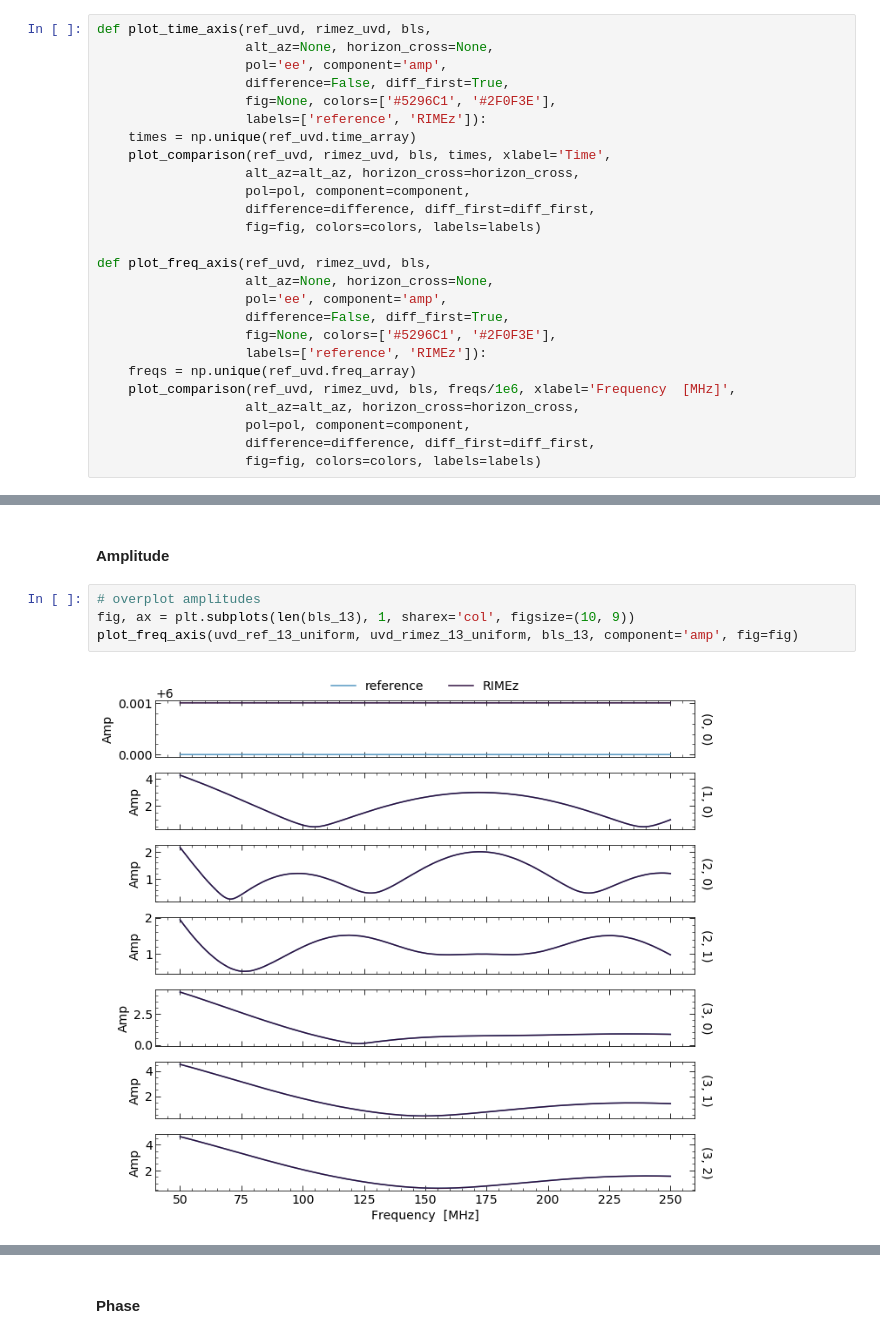
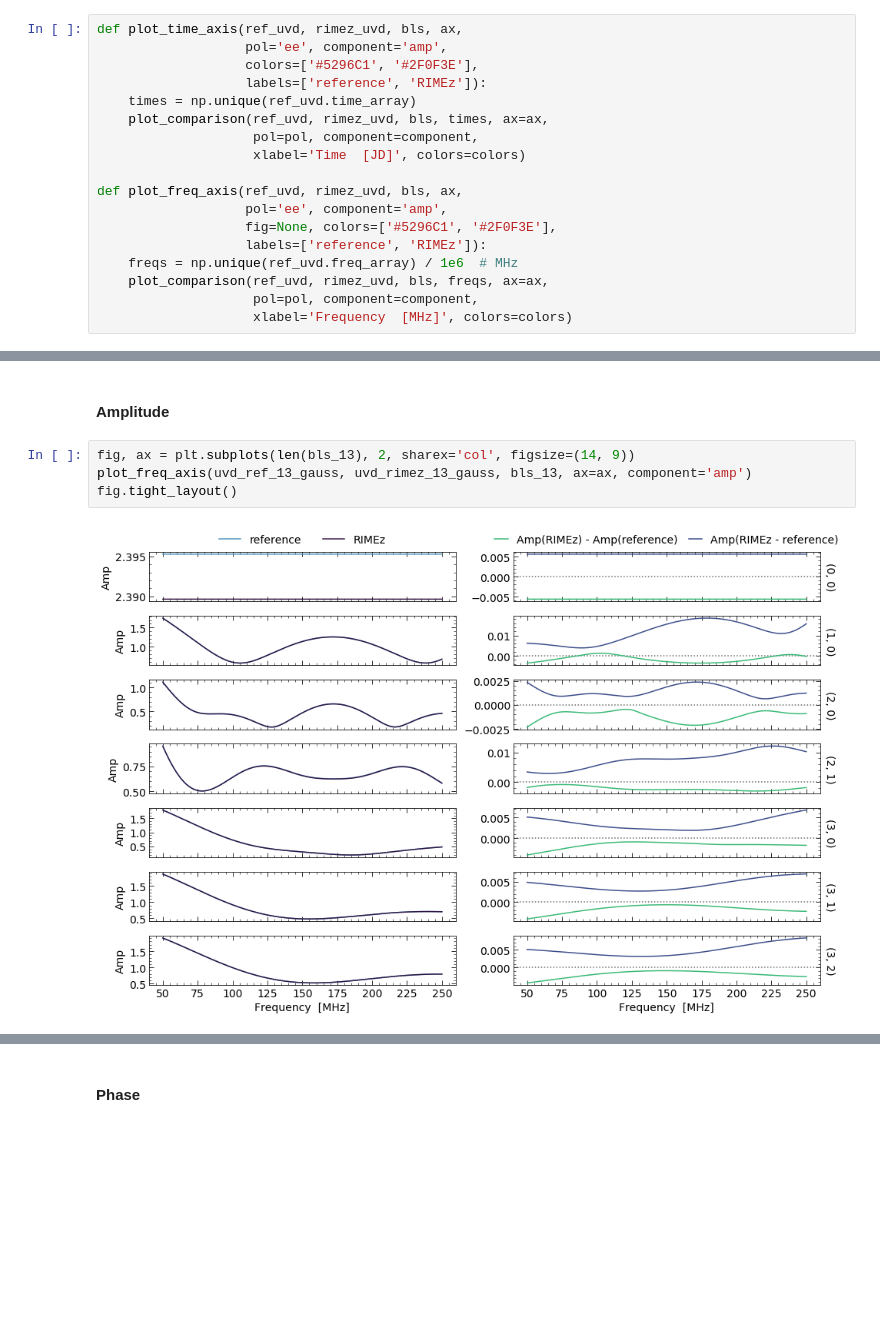
Before and after one commit to HERA-Team/hera-validation, a Jupyter notebook: test-series/-1/test-neg1.1.0.ipynb, the cells around one changed output, grey strips where cells are left out. Saved outputs shown, nothing was run; the diff lists cells and outputs as text; blank space fills up the shorter version.

```diff
--- a/test-series/-1/test-neg1.1.0.ipynb
+++ b/test-series/-1/test-neg1.1.0.ipynb
@@ -163,29 +182,21 @@ def plot_comparison(ref_uvd, rimez_uvd, bls, xaxis, xlabel='',
 # %%
-def plot_time_axis(ref_uvd, rimez_uvd, bls,
-                   alt_az=None, horizon_cross=None,
+def plot_time_axis(ref_uvd, rimez_uvd, bls, ax,
                    pol='ee', component='amp',
-                   difference=False, diff_first=True,
+                   colors=['#5296C1', '#2F0F3E'],
+                   labels=['reference', 'RIMEz']):
+    times = np.unique(ref_uvd.time_array)
+    plot_comparison(ref_uvd, rimez_uvd, bls, times, ax=ax,
+                    pol=pol, component=component,
+                    xlabel='Time  [JD]', colors=colors)
+
+def plot_freq_axis(ref_uvd, rimez_uvd, bls, ax,
+                   pol='ee', component='amp',
                    fig=None, colors=['#5296C1', '#2F0F3E'],
                    labels=['reference', 'RIMEz']):
-    times = np.unique(ref_uvd.time_array)
-    plot_comparison(ref_uvd, rimez_uvd, bls, times, xlabel='Time',
-                   alt_az=alt_az, horizon_cross=horizon_cross,
-                   pol=pol, component=component,
-                   difference=difference, diff_first=diff_first,
-                   fig=fig, colors=colors, labels=labels)
-
-def plot_freq_axis(ref_uvd, rimez_uvd, bls,
-                   alt_az=None, horizon_cross=None,
-                   pol='ee', component='amp',
-                   difference=False, diff_first=True,
-                   fig=None, colors=['#5296C1', '#2F0F3E'],
-                   labels=['reference', 'RIMEz']):
-    freqs = np.unique(ref_uvd.freq_array)
-    plot_comparison(ref_uvd, rimez_uvd, bls, freqs/1e6, xlabel='Frequency  [MHz]',
-                   alt_az=alt_az, horizon_cross=horizon_cross,
-                   pol=pol, component=component,
-                   difference=difference, diff_first=diff_first,
-                   fig=fig, colors=colors, labels=labels)
+    freqs = np.unique(ref_uvd.freq_array) / 1e6  # MHz
+    plot_comparison(ref_uvd, rimez_uvd, bls, freqs, ax=ax,
+                    pol=pol, component=component,
+                    xlabel='Frequency  [MHz]', colors=colors)
 # %% [markdown]
 ### Data
 # %% [markdown]
@@ -341,8 +392,8 @@ Telescope RIMEz is not in known_telescopes.
 # %% [markdown]
 #### Amplitude
 # %%
-# overplot amplitudes
-fig, ax = plt.subplots(len(bls_13), 1, sharex='col', figsize=(10, 9))
-plot_freq_axis(uvd_ref_13_uniform, uvd_rimez_13_uniform, bls_13, component='amp', fig=fig)
+fig, ax = plt.subplots(len(bls_13), 2, sharex='col', figsize=(14, 9))
+plot_freq_axis(uvd_ref_13_gauss, uvd_rimez_13_gauss, bls_13, ax=ax, component='amp')
+fig.tight_layout()
 # %% [output]
-[figure, old version]
+[figure, new version]
```
Also changed, not shown: parts of 53 cells of this notebook.
